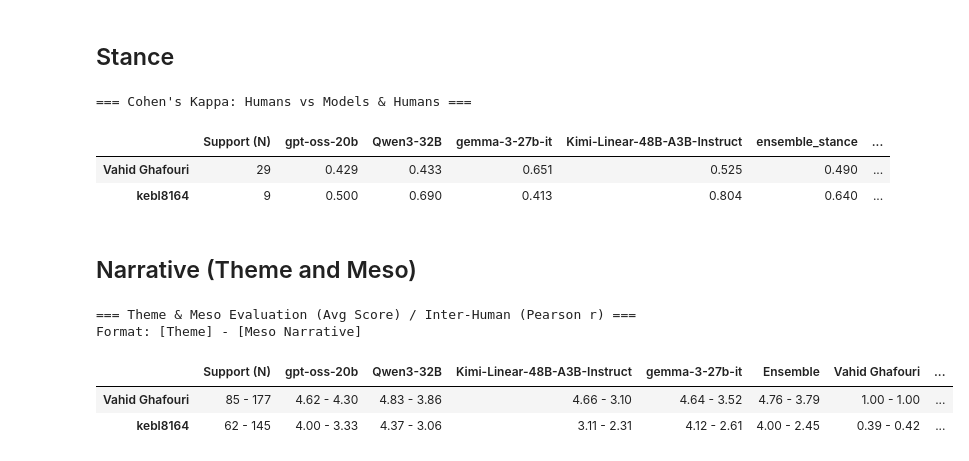
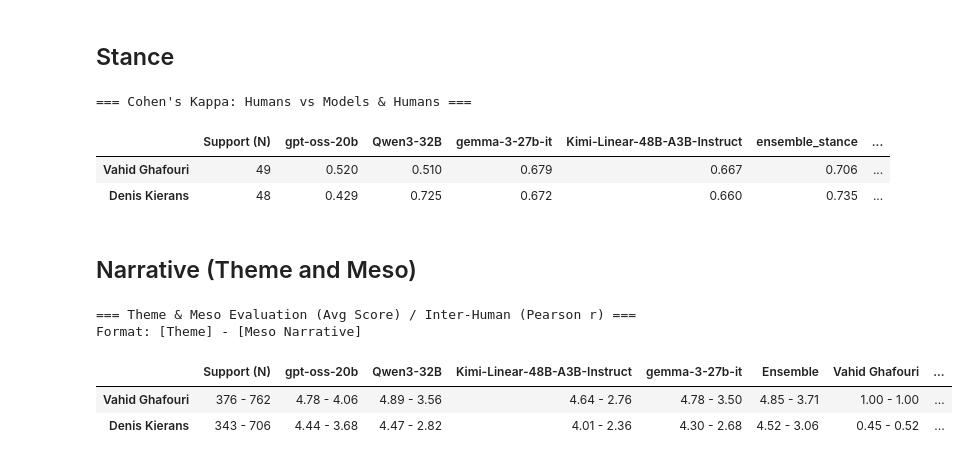
Before and after one commit to oii-seeing-migration/MigNar_FrontEnd_Streamlit, a Jupyter notebook: validation_and_model_comparison.ipynb, the cells around one changed output. Cells and saved outputs as stored; diff of their text form; code cells hidden in the pictures.

```diff
--- a/validation_and_model_comparison.ipynb
+++ b/validation_and_model_comparison.ipynb
@@ -627,8 +1044,18 @@ from IPython.display import display
 load_dotenv()
 DATA_DIR = os.path.expanduser("./data/")
 
+# --- MACROS ---
+INCLUDED_ANNOTATORS = ['Vahid Ghafouri', 'Denis Kierans']
+SOURCE_TABLES_INCLUDED = ['uk_parliament_contributions']#, 'articles']
+# --------------
+
 # 1. Load & clean Data
 human_eval_stance_df = pd.read_csv(os.path.join(DATA_DIR, "validation/stance_validations_rows.csv"))
+
+# Filter by source table (ensure the column exists in your CSV)
+if 'source_table' in human_eval_stance_df.columns:
+    human_eval_stance_df = human_eval_stance_df[human_eval_stance_df['source_table'].isin(SOURCE_TABLES_INCLUDED)]
+
 human_eval_stance_df = human_eval_stance_df.dropna(subset=['user_stance']).copy()
 
 # Normalize human stances and names
@@ -658,7 +1085,10 @@ for m in MODELS:
 human_eval_stance_df['ensemble_stance'] = human_eval_stance_df['ensemble_stance'].astype(str).str.strip().str.upper()
 
 # 3. Setup unified Table
-users = human_eval_stance_df['user_name'].dropna().unique().tolist()
+# Filter to only the included annotators
+all_users_in_db = human_eval_stance_df['user_name'].dropna().unique().tolist()
+users = [u for u in INCLUDED_ANNOTATORS if u in all_users_in_db]
+
 bot_targets = MODELS + ['ensemble_stance']
 
 # Define Columns: Support (N), 5 Bots, User columns
@@ -703,8 +1133,8 @@ display(unified_df)
 # %% [output]
 === Cohen's Kappa: Humans vs Models & Humans ===
 |  | Support (N) | gpt-oss-20b | Qwen3-32B | gemma-3-27b-it | Kimi-Linear-48B-A3B-Instruct | ensemble_stance | ... |
-| Vahid Ghafouri | 29 | 0.429 | 0.433 | 0.651 | 0.525 | 0.490 | ... |
-| kebl8164 | 9 | 0.500 | 0.690 | 0.413 | 0.804 | 0.640 | ... |
+| Vahid Ghafouri | 49 | 0.520 | 0.510 | 0.679 | 0.667 | 0.706 | ... |
+| Denis Kierans | 48 | 0.429 | 0.725 | 0.672 | 0.660 | 0.735 | ... |
 # %% [markdown]
 ## Narrative (Theme and Meso)
 # %%
@@ -718,6 +1148,10 @@ from IPython.display import display
 load_dotenv()
 DATA_DIR = os.path.expanduser("./data/")
 
+# --- MACROS ---
+INCLUDED_ANNOTATORS = ['Vahid Ghafouri', 'Denis Kierans']
+# --------------
+
 # 1. Load & clean Data
 human_eval_narrative_df = pd.read_csv(os.path.join(DATA_DIR, "validation/narrative_validations_rows.csv"))
 
@@ -725,7 +1159,10 @@ human_eval_narrative_df = pd.read_csv(os.path.join(DATA_DIR, "validation/narrati
 human_eval_narrative_df = human_eval_narrative_df.dropna(subset=['score_theme', 'score_meso', 'user_name'])
 human_eval_narrative_df['user_name'] = human_eval_narrative_df['user_name'].astype(str).str.strip()
 
-users = human_eval_narrative_df['user_name'].unique().tolist()
+# Filter to only the included annotators
+all_users_in_db = human_eval_narrative_df['user_name'].unique().tolist()
+users = [u for u in INCLUDED_ANNOTATORS if u in all_users_in_db]
+
 models = human_eval_narrative_df['model'].unique().tolist()
 bot_targets = models + ["Ensemble"]
 
@@ -790,32 +1227,32 @@ for row_user in users:
         meso_overlap = overlap.drop_duplicates(subset=['article_id', 'model', 'meso_narrative'])
 
         if len(theme_overlap) > 1:
             t_row, t_col = theme_overlap['score_theme_row'], theme_overlap['score_theme_col']
             corr_theme, _ = pearsonr(t_row, t_col) if (t_row.nunique() > 1 and t_col.nunique() > 1) else (np.nan, None)
             str_theme = f"{corr_theme:.2f}" if not np.isnan(corr_theme) else "N/A"
         else:
             str_theme = "-.00"
 
         if len(meso_overlap) > 1:
             m_row, m_col = meso_overlap['score_meso_row'], meso_overlap['score_meso_col']
             corr_meso, _ = pearsonr(m_row, m_col) if (m_row.nunique() > 1 and m_col.nunique() > 1) else (np.nan, None)
             str_meso = f"{corr_meso:.2f}" if not np.isnan(corr_meso) else "N/A"
         else:
             str_meso = "-.00"
 
         if str_theme == "-.00" and str_meso == "-.00":
             unified_df.loc[row_user, col_user] = "- - -"
         else:
             str_theme = str_theme if str_theme != "-.00" else "N/A"
             str_meso  = str_meso if str_meso != "-.00" else "N/A"
             unified_df.loc[row_user, col_user] = f"{str_theme} - {str_meso}"
 
 print("=== Theme & Meso Evaluation (Avg Score) / Inter-Human (Pearson r) ===")
 print("Format: [Theme] - [Meso Narrative]")
 display(unified_df)
 # %% [output]
 === Theme & Meso Evaluation (Avg Score) / Inter-Human (Pearson r) ===
 Format: [Theme] - [Meso Narrative]
 |  | Support (N) | gpt-oss-20b | Qwen3-32B | Kimi-Linear-48B-A3B-Instruct | gemma-3-27b-it | Ensemble | Vahid Ghafouri | ... |
-| Vahid Ghafouri | 85 - 177 | 4.62 - 4.30 | 4.83 - 3.86 | 4.66 - 3.10 | 4.64 - 3.52 | 4.76 - 3.79 | 1.00 - 1.00 | ... |
-| kebl8164 | 62 - 145 | 4.00 - 3.33 | 4.37 - 3.06 | 3.11 - 2.31 | 4.12 - 2.61 | 4.00 - 2.45 | 0.39 - 0.42 | ... |
+| Vahid Ghafouri | 376 - 762 | 4.78 - 4.06 | 4.89 - 3.56 | 4.64 - 2.76 | 4.78 - 3.50 | 4.85 - 3.71 | 1.00 - 1.00 | ... |
+| Denis Kierans | 343 - 706 | 4.44 - 3.68 | 4.47 - 2.82 | 4.01 - 2.36 | 4.30 - 2.68 | 4.52 - 3.06 | 0.45 - 0.52 | ... |
```
Also changed, not shown: parts of 5 cells of this notebook, 3 other files.
